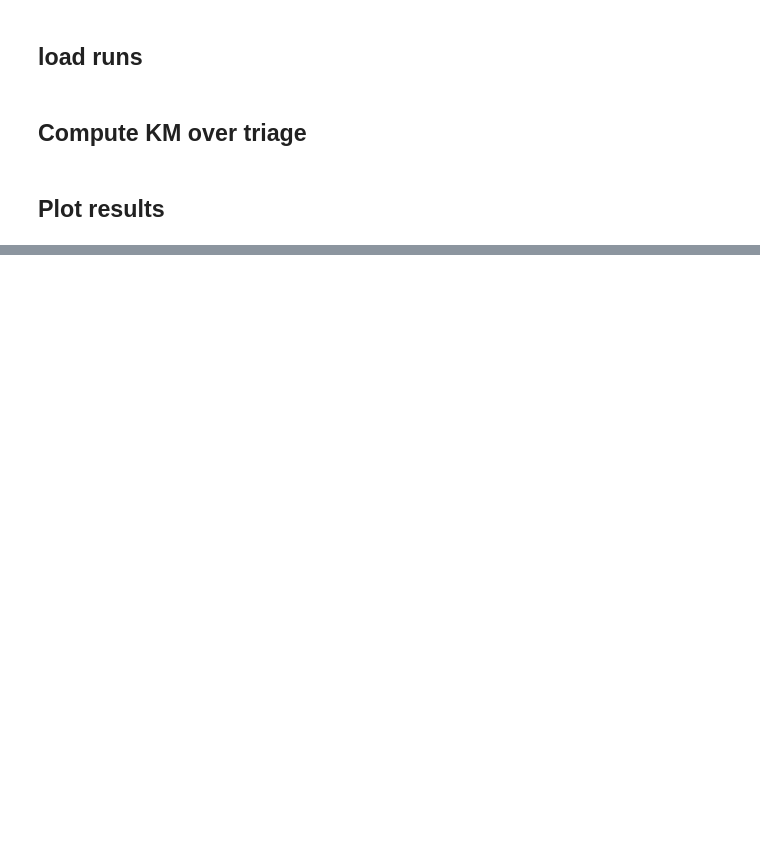
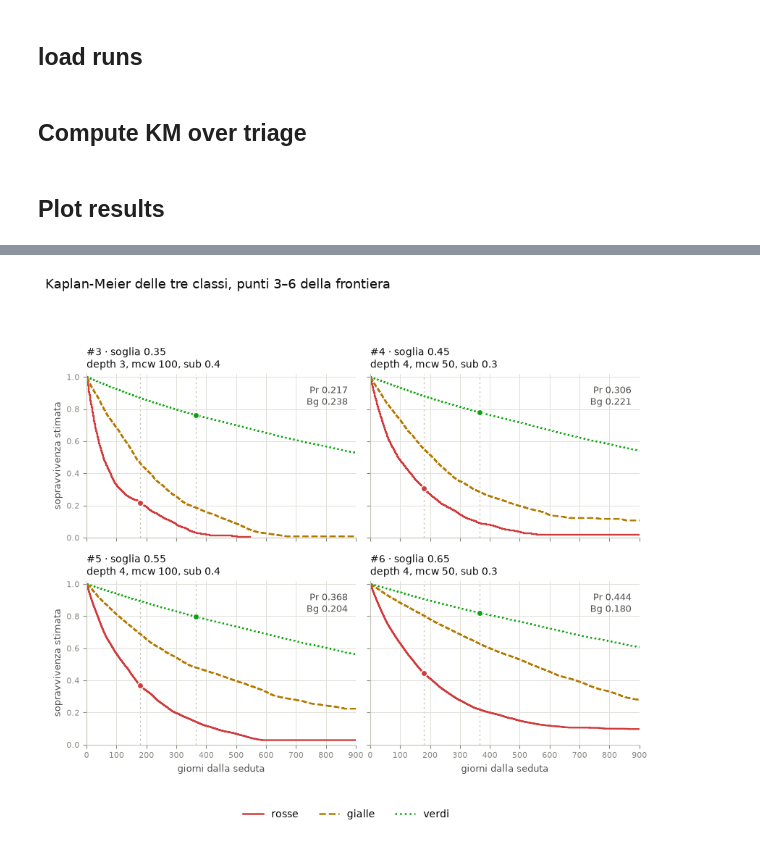
Before and after one commit to Vincenzo0404/DialysisML, a Jupyter notebook: notebooks/kaplan_meier.ipynb, the cells around one changed output, grey strips where cells are left out. Saved outputs shown, nothing was run; the diff lists cells and outputs as text; code cells hidden in the pictures; blank space fills up the shorter version.

```diff
--- a/notebooks/kaplan_meier.ipynb
+++ b/notebooks/kaplan_meier.ipynb
@@ -31,8 +20,18 @@ df = test.data
 # %% [markdown]
 ## load runs
 # %%
-buckets = mlflow.search_experiments(filter_string="name='buckets'")[0]
-runs = mlflow.search_runs([buckets.experiment_id])
+formulations = ["buckets", "first_event_cap365"]
+
+
+confs : list[tuple[Config, pd.DataFrame]] = []
+for formulation in formulations:
+    exp = mlflow.search_experiments(filter_string=f"name='{formulation}'")[0]
+    runs = mlflow.search_runs([exp.experiment_id])
+    cfg = build_hydra_cfg({"formulation":f"{formulation}/_base"})
+    confs.append((cfg, runs))
+
+
+    runs = runs[runs["tags.adapter"].notna()]
 # %% [markdown]
 ## Compute KM over triage
 # %%
@@ -146,0 +398,50 @@ results.to_csv("triage_results.csv", index=False)
+# %%
+POINTS = [3, 4, 5, 6]
+
+# curves[] e' allineata per posizione a selected, non per la colonna 'point':
+# la scorciatoia curves[p-1] vale solo perche' 'point' e' 1..N nello stesso ordine
+assert list(selected["point"]) == list(range(1, len(selected) + 1))
+subset = selected[selected["point"].isin(POINTS)]
+subset_curves = [curves[p - 1] for p in POINTS]
+
+fig_subset, axes = plt.subplots(2, 2, figsize=(8.4, 7.6), sharex=True, sharey=True)
+for ax, (idx, row) in zip(axes.ravel(), enumerate(subset.itertuples())):
+    for name, (times, surv) in subset_curves[idx].items():
+        color, style = TRIAGE[name]
+        ax.step(times, surv, where="post", color=color, linestyle=style, linewidth=1.7, label=name)
+    for day in (180, 365):
+        ax.axvline(day, color=AXIS, linewidth=0.9, linestyle=(0, (2, 3)), zorder=0)
+    ax.plot(180, row.Pr, "o", color=TRIAGE["rosse"][0], markersize=6, markeredgecolor="white", zorder=5)
+    ax.plot(365, row.Pg, "o", color=TRIAGE["verdi"][0], markersize=6, markeredgecolor="white", zorder=5)
+
+    p = row.params
+    ax.set_title(f"#{row.point} · soglia {row.threshold:.2f}\n"
+                 f"depth {p['max_depth']}, mcw {p['min_child_weight']:g}, sub {p['subsample']:g}",
+                 fontsize=10, color=INK, loc="left")
+    ax.text(0.97, 0.94, f"Pr {row.Pr:.3f}\nBg {row.Bg:.3f}", transform=ax.transAxes,
+            ha="right", va="top", fontsize=9, color="#52514e", linespacing=1.4)
+    ax.set_xlim(0, 900)
+    ax.set_ylim(0, 1.02)
+    ax.grid(True, color=GRID, linewidth=0.7)
+    ax.set_axisbelow(True)
+    for side in ("top", "right"):
+        ax.spines[side].set_visible(False)
+    for side in ("left", "bottom"):
+        ax.spines[side].set_color(AXIS)
+    ax.tick_params(colors=MUTED, labelsize=8)
+
+for ax in axes[-1]:
+    ax.set_xlabel("giorni dalla seduta", color="#52514e", fontsize=9)
+for ax in axes[:, 0]:
+    ax.set_ylabel("sopravvivenza stimata", color="#52514e", fontsize=9)
+
+handles = [plt.Line2D([], [], color=c, linestyle=s, linewidth=1.8, label=n) for n, (c, s) in TRIAGE.items()]
+fig_subset.legend(handles=handles, frameon=False, loc="lower center", ncol=3, fontsize=10, bbox_to_anchor=(0.5, -0.02))
+fig_subset.suptitle("Kaplan-Meier delle tre classi, punti 3–6 della frontiera",
+                     fontsize=13, color=INK, x=0.005, ha="left")
+fig_subset.tight_layout(rect=(0, 0.06, 1, 0.92))
+
+fig_subset.savefig("km_punti_3_4_5_6.pdf", bbox_inches="tight")
+fig_subset.savefig("km_punti_3_4_5_6.png", dpi=200, bbox_inches="tight")
+# %% [output]
+[figure, added]
```
Also changed, not shown: parts of 11 cells of this notebook, 19 other files.
